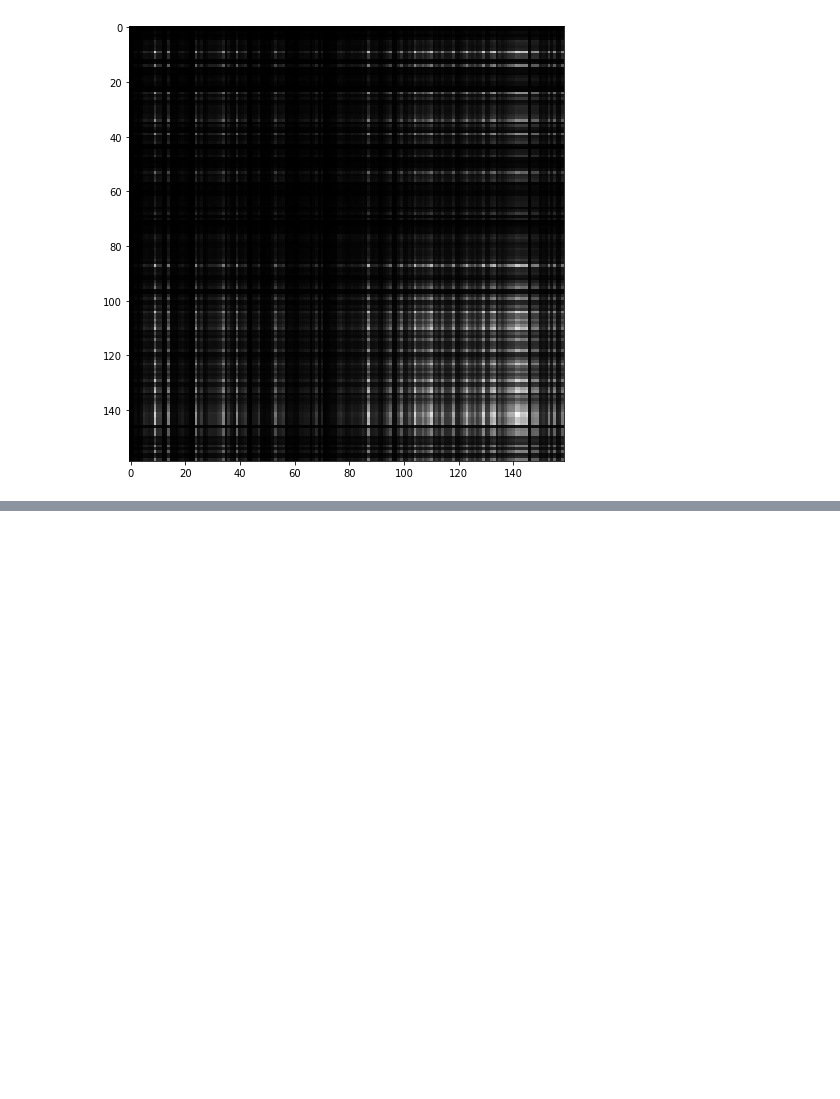
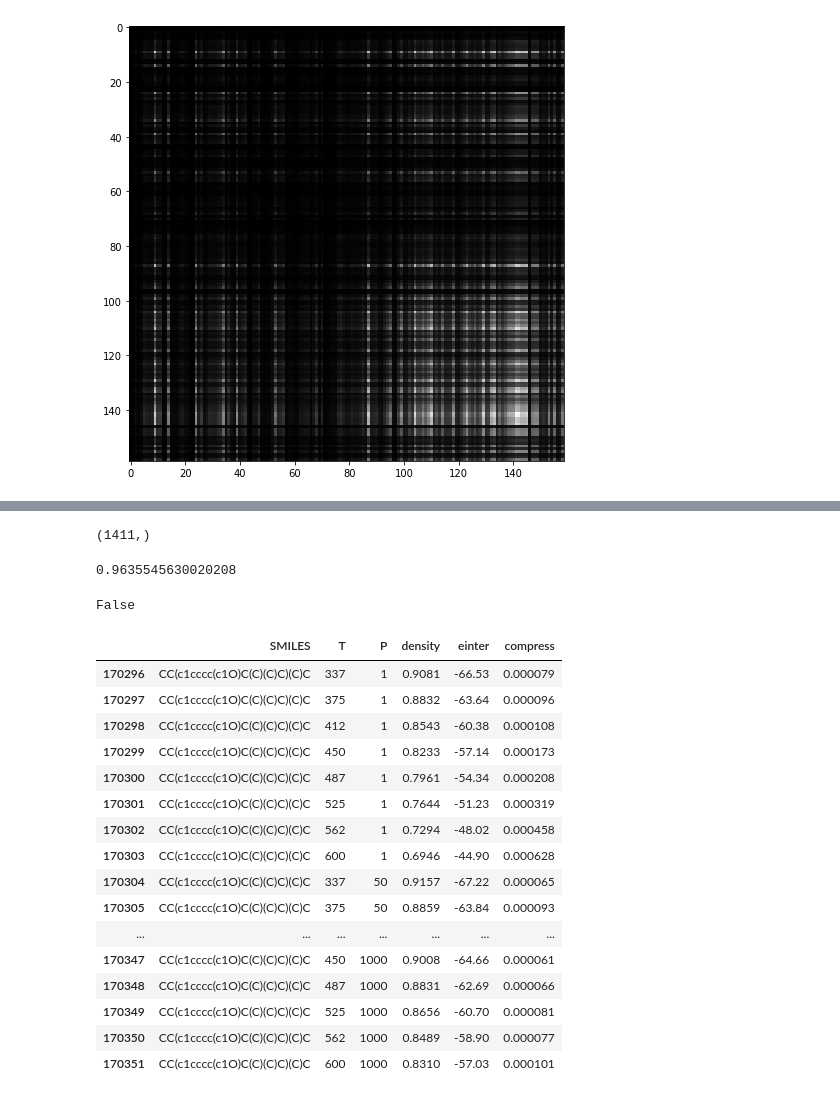
Before and after one commit to Xiangyan93/Molecular_ML, a Jupyter notebook: notebook/minimal test for everything.ipynb, the cells around one changed output, grey strips where cells are left out. Drawn from its saved outputs; the diff is of its cells as text; code cells hidden in the pictures; blank space fills up the shorter version.

```diff
--- a/notebook/minimal test for everything.ipynb
+++ b/notebook/minimal test for everything.ipynb
@@ -172,0 +207,4 @@ plt.imshow(K, cmap=plt.cm.gray)
+# %%
+test_X['graph'].unique().shape
+# %% [output]
+(1411,)
@@ -172,0 +222,30 @@ plt.imshow(K, cmap=plt.cm.gray)
+# %%
+r2
+# %% [output]
+0.9635545630020208
+# %%
+test_mol = df_all.sample(n=1)['SMILES'].values[0]
+
+test_mol in train_smiles_list
+# %% [output]
+False
+# %%
+test_mol_df['graph'] =
+# %% [output]
+|  | SMILES | T | P | density | einter | compress |
+| 170296 | CC(c1cccc(c1O)C(C)(C)C)(C)C | 337 | 1 | 0.9081 | -66.53 | 0.000079 |
+| 170297 | CC(c1cccc(c1O)C(C)(C)C)(C)C | 375 | 1 | 0.8832 | -63.64 | 0.000096 |
+| 170298 | CC(c1cccc(c1O)C(C)(C)C)(C)C | 412 | 1 | 0.8543 | -60.38 | 0.000108 |
+| 170299 | CC(c1cccc(c1O)C(C)(C)C)(C)C | 450 | 1 | 0.8233 | -57.14 | 0.000173 |
+| 170300 | CC(c1cccc(c1O)C(C)(C)C)(C)C | 487 | 1 | 0.7961 | -54.34 | 0.000208 |
+| 170301 | CC(c1cccc(c1O)C(C)(C)C)(C)C | 525 | 1 | 0.7644 | -51.23 | 0.000319 |
+| 170302 | CC(c1cccc(c1O)C(C)(C)C)(C)C | 562 | 1 | 0.7294 | -48.02 | 0.000458 |
+| 170303 | CC(c1cccc(c1O)C(C)(C)C)(C)C | 600 | 1 | 0.6946 | -44.90 | 0.000628 |
+| 170304 | CC(c1cccc(c1O)C(C)(C)C)(C)C | 337 | 50 | 0.9157 | -67.22 | 0.000065 |
+| 170305 | CC(c1cccc(c1O)C(C)(C)C)(C)C | 375 | 50 | 0.8859 | -63.84 | 0.000093 |
+| ... | ... | ... | ... | ... | ... | ... |
+| 170347 | CC(c1cccc(c1O)C(C)(C)C)(C)C | 450 | 1000 | 0.9008 | -64.66 | 0.000061 |
+| 170348 | CC(c1cccc(c1O)C(C)(C)C)(C)C | 487 | 1000 | 0.8831 | -62.69 | 0.000066 |
+| 170349 | CC(c1cccc(c1O)C(C)(C)C)(C)C | 525 | 1000 | 0.8656 | -60.70 | 0.000081 |
+| 170350 | CC(c1cccc(c1O)C(C)(C)C)(C)C | 562 | 1000 | 0.8489 | -58.90 | 0.000077 |
+| 170351 | CC(c1cccc(c1O)C(C)(C)C)(C)C | 600 | 1000 | 0.8310 | -57.03 | 0.000101 |
```
Also changed, not shown: parts of 13 cells of this notebook, 2 other files.
